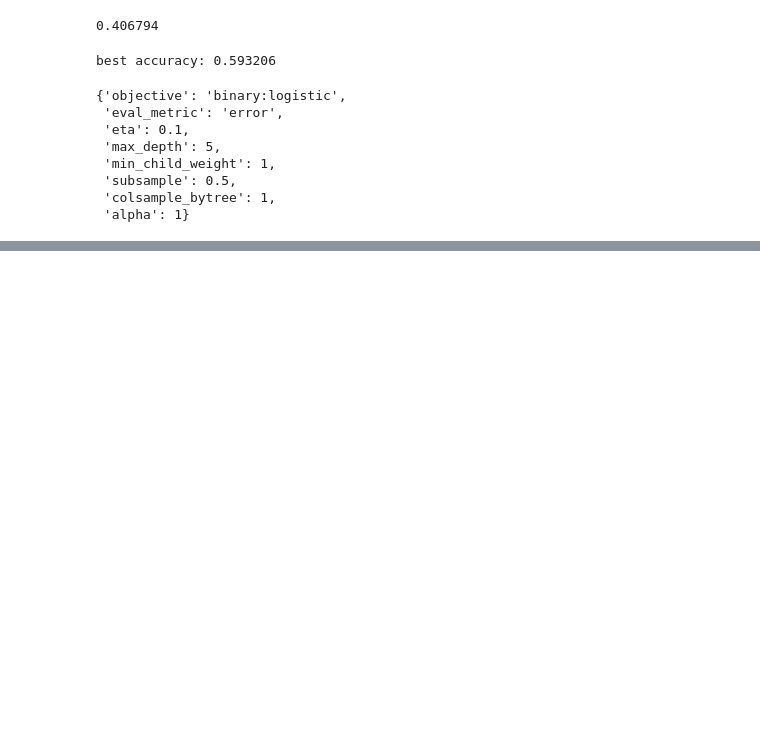
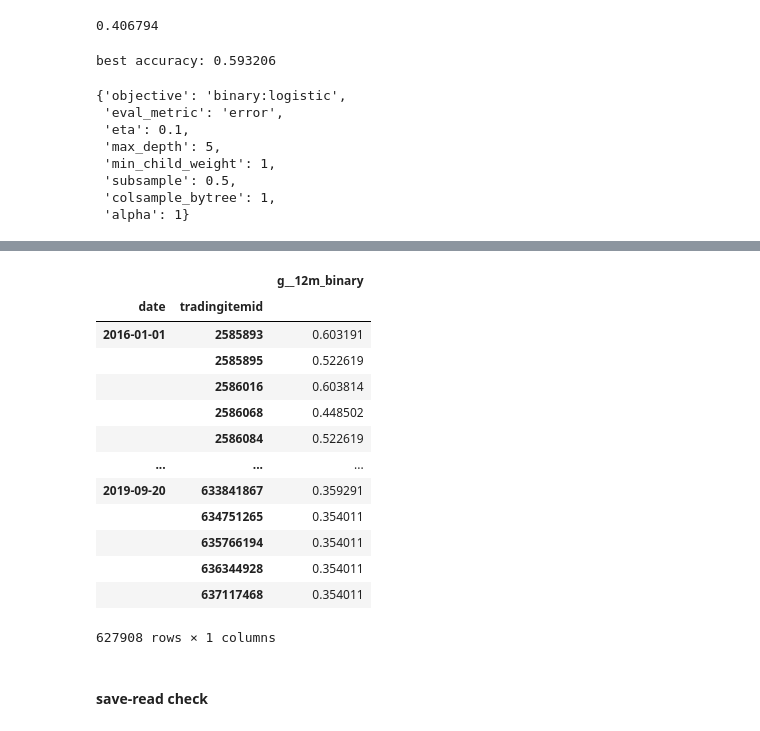
Before and after one commit to shereshevskiy/meson_insider, a Jupyter notebook: _jupyter_notebooks/06-01_gridSearch-xgboost_full.ipynb, the cells around one changed output, grey strips where cells are left out. Drawn from its saved outputs; the diff is of its cells as text; code cells hidden in the pictures; blank space fills up the shorter version.

```diff
--- a/_jupyter_notebooks/06-01_gridSearch-xgboost_full.ipynb
+++ b/_jupyter_notebooks/06-01_gridSearch-xgboost_full.ipynb
@@ -150,0 +254,25 @@ best_params
+# %%
+def make_submit(sk_clf, test_features, pipe, col_name="g__12m_binary"):
+    X_test = pipe.transform(test_features)
+    y_test_proba = sk_clf.predict_proba(X_test.values)
+    df_y_test_proba = pd.DataFrame({col_name: y_test_proba[:, 1]}, index=X_test.index)
+    return df_y_test_proba
+# %%
+test_xgb_submit = make_submit(calibrated_clf, test_features, pipe)
+# %%
+test_xgb_submit
+# %% [output]
+|  |  | g__12m_binary |
+| date | tradingitemid |  |
+| 2016-01-01 | 2585893 | 0.603191 |
+|  | 2585895 | 0.522619 |
+|  | 2586016 | 0.603814 |
+|  | 2586068 | 0.448502 |
+|  | 2586084 | 0.522619 |
+| ... | ... | ... |
+| 2019-09-20 | 633841867 | 0.359291 |
+|  | 634751265 | 0.354011 |
+|  | 635766194 | 0.354011 |
+|  | 636344928 | 0.354011 |
+|  | 637117468 | 0.354011 |
+627908 rows × 1 columns
@@ -150,0 +281,2 @@ best_params
+# %% [markdown]
+#### save-read check
```
Also changed, not shown: parts of 22 cells of this notebook, 2 other files.
